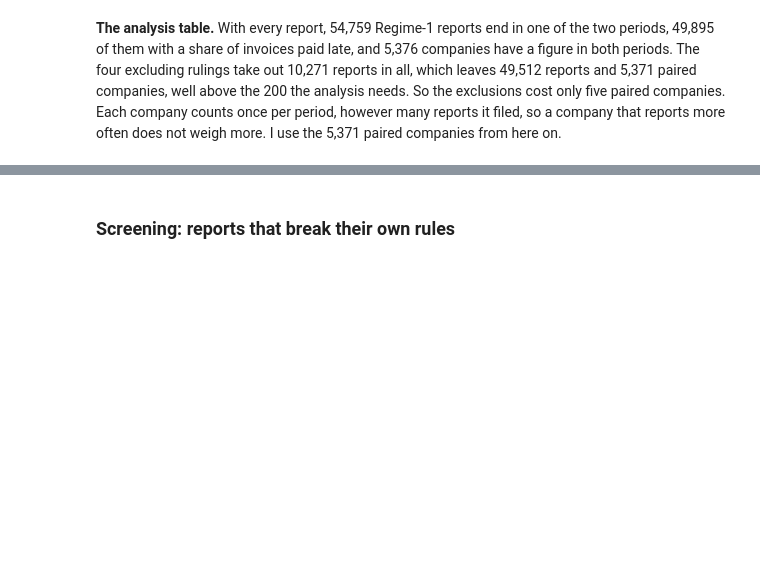
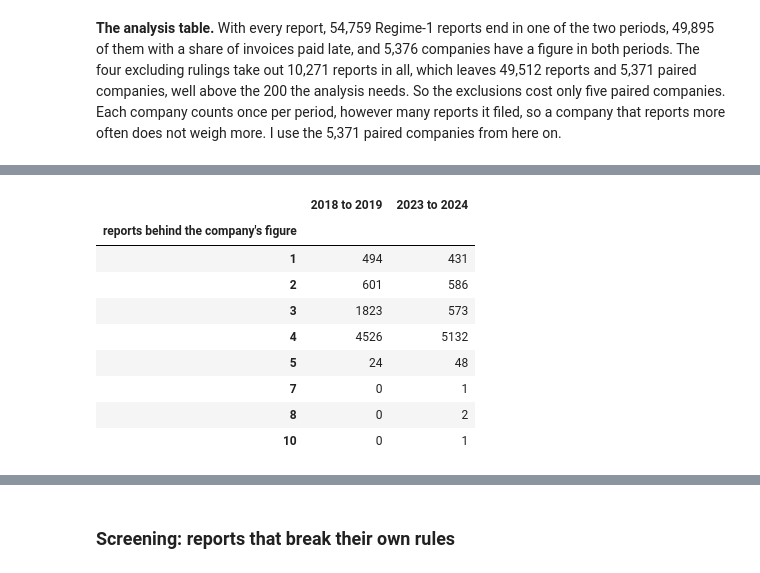
Before and after one commit to PaddyGilliland1/statistical-analysis-project, a Jupyter notebook: analysis.ipynb, the cells around one changed output, grey strips where cells are left out. Drawn from its saved outputs; the diff is of its cells as text; code cells hidden in the pictures; blank space fills up the shorter version.

```diff
--- a/analysis.ipynb
+++ b/analysis.ipynb
@@ -945,0 +1269,15 @@ Paired companies: 5,371 (the analysis needs at least 200)
+# %%
+used_rows = analysis_rows(flagged[~excluded], col, PERIODS)
+report_counts = reports_per_company(used_rows, col)
+report_counts
+# %% [output]
+|  | 2018 to 2019 | 2023 to 2024 |
+| reports behind the company's figure |  |  |
+| 1 | 494 | 431 |
+| 2 | 601 | 586 |
+| 3 | 1823 | 573 |
+| 4 | 4526 | 5132 |
+| 5 | 24 | 48 |
+| 7 | 0 | 1 |
+| 8 | 0 | 2 |
+| 10 | 0 | 1 |
```
Also changed, not shown: parts of 14 cells of this notebook.
